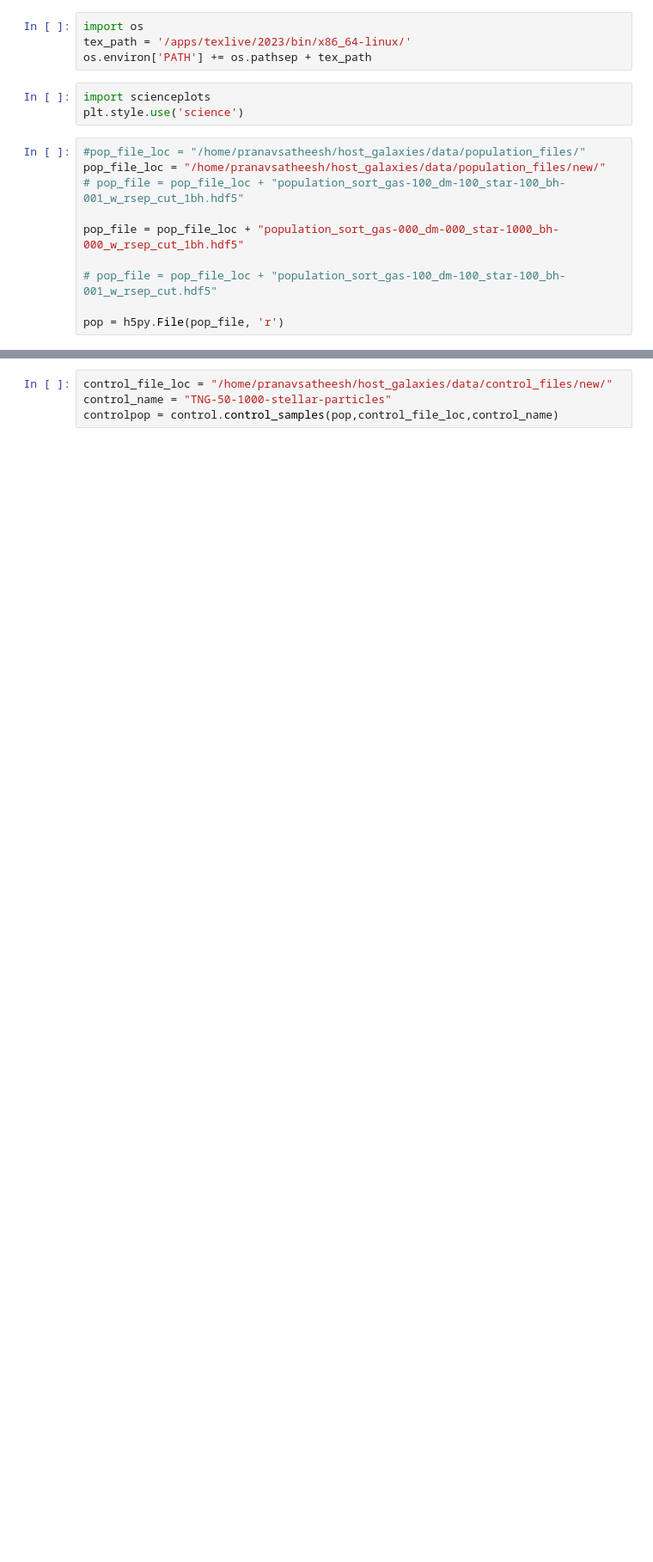
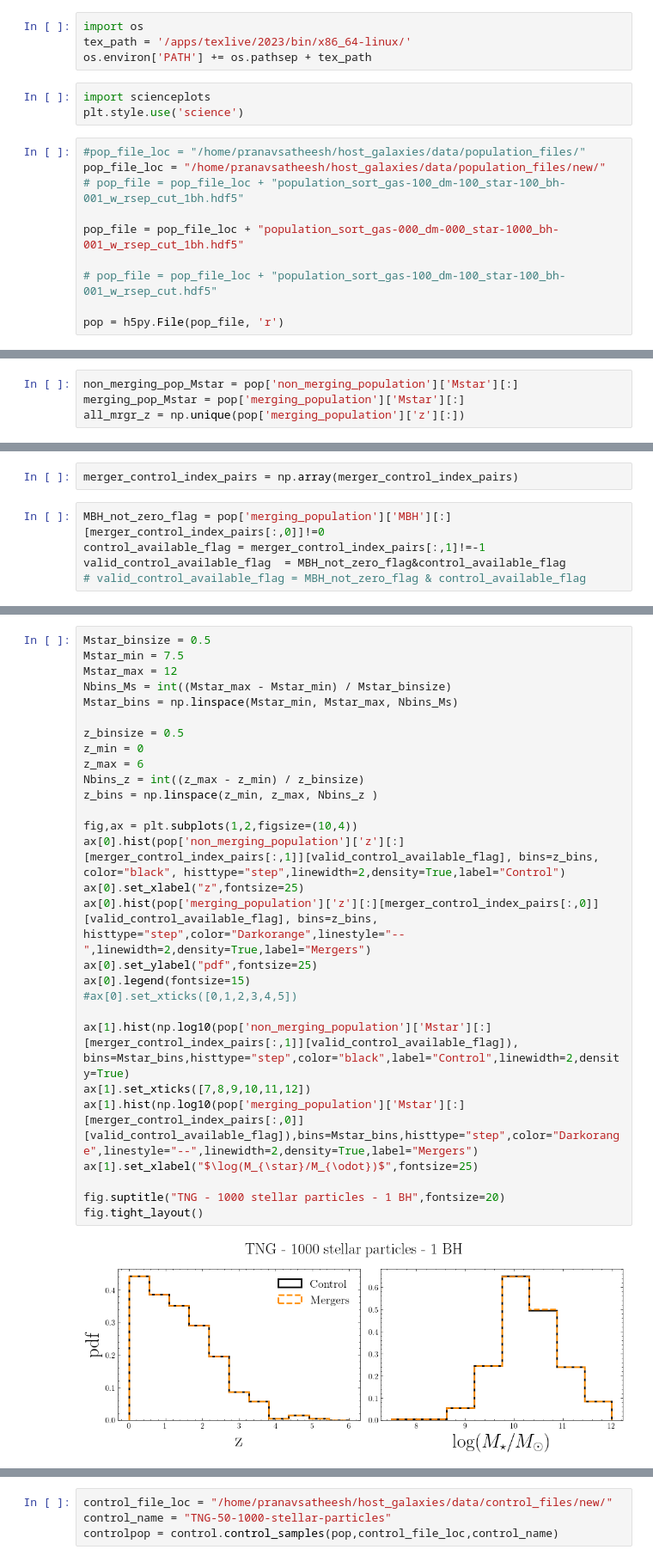
Before and after one commit to pranav-satheesh/host_galaxies, a Jupyter notebook: notebooks/control_samples_analysis.ipynb, the cells around one changed output, grey strips where cells are left out. Shown at 86% size. Saved outputs shown, nothing was run; the diff lists cells and outputs as text; blank space fills up the shorter version.

```diff
--- a/notebooks/control_samples_analysis.ipynb
+++ b/notebooks/control_samples_analysis.ipynb
@@ -21,7 +23,7 @@ plt.style.use('science')
 pop_file_loc = "/home/pranavsatheesh/host_galaxies/data/population_files/new/"
 # pop_file = pop_file_loc + "population_sort_gas-100_dm-100_star-100_bh-001_w_rsep_cut_1bh.hdf5"
 
-pop_file = pop_file_loc + "population_sort_gas-000_dm-000_star-1000_bh-000_w_rsep_cut_1bh.hdf5"
+pop_file = pop_file_loc + "population_sort_gas-000_dm-000_star-1000_bh-001_w_rsep_cut_1bh.hdf5"
 
 # pop_file = pop_file_loc + "population_sort_gas-100_dm-100_star-100_bh-001_w_rsep_cut.hdf5"
 
@@ -32,0 +41,4 @@ pop['merging_population'].keys()
+# %%
+non_merging_pop_Mstar = pop['non_merging_population']['Mstar'][:]
+merging_pop_Mstar = pop['merging_population']['Mstar'][:]
+all_mrgr_z = np.unique(pop['merging_population']['z'][:])
@@ -32,0 +76,7 @@ pop['merging_population'].keys()
+# %%
+merger_control_index_pairs = np.array(merger_control_index_pairs)
+# %%
+MBH_not_zero_flag = pop['merging_population']['MBH'][:][merger_control_index_pairs[:,0]]!=0
+control_available_flag = merger_control_index_pairs[:,1]!=-1
+valid_control_available_flag  = MBH_not_zero_flag&control_available_flag
+# valid_control_available_flag = MBH_not_zero_flag & control_available_flag
@@ -32,0 +87,30 @@ pop['merging_population'].keys()
+# %%
+Mstar_binsize = 0.5
+Mstar_min = 7.5
+Mstar_max = 12
+Nbins_Ms = int((Mstar_max - Mstar_min) / Mstar_binsize)
+Mstar_bins = np.linspace(Mstar_min, Mstar_max, Nbins_Ms)
+
+z_binsize = 0.5
+z_min = 0
+z_max = 6
+Nbins_z = int((z_max - z_min) / z_binsize)
+z_bins = np.linspace(z_min, z_max, Nbins_z )
+
+fig,ax = plt.subplots(1,2,figsize=(10,4))
+ax[0].hist(pop['non_merging_population']['z'][:][merger_control_index_pairs[:,1]][valid_control_available_flag], bins=z_bins, color="black", histtype="step",linewidth=2,density=True,label="Control")
+ax[0].set_xlabel("z",fontsize=25)
+ax[0].hist(pop['merging_population']['z'][:][merger_control_index_pairs[:,0]][valid_control_available_flag], bins=z_bins, histtype="step",color="Darkorange",linestyle="--",linewidth=2,density=True,label="Mergers")
+ax[0].set_ylabel("pdf",fontsize=25)
+ax[0].legend(fontsize=15)
+#ax[0].set_xticks([0,1,2,3,4,5])
+
+ax[1].hist(np.log10(pop['non_merging_population']['Mstar'][:][merger_control_index_pairs[:,1]][valid_control_available_flag]), bins=Mstar_bins,histtype="step",color="black",label="Control",linewidth=2,density=True)
+ax[1].set_xticks([7,8,9,10,11,12])
+ax[1].hist(np.log10(pop['merging_population']['Mstar'][:][merger_control_index_pairs[:,0]][valid_control_available_flag]),bins=Mstar_bins,histtype="step",color="Darkorange",linestyle="--",linewidth=2,density=True,label="Mergers")
+ax[1].set_xlabel("$\log(M_{\star}/M_{\odot})$",fontsize=25)
+
+fig.suptitle("TNG - 1000 stellar particles - 1 BH",fontsize=20)
+fig.tight_layout()
+# %% [output]
+[figure, added]
```
Also changed, not shown: parts of 12 cells of this notebook, 33 other files.
